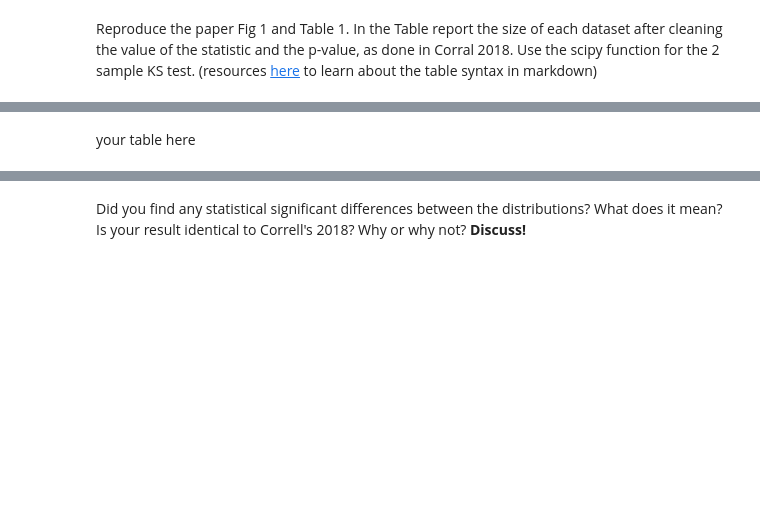
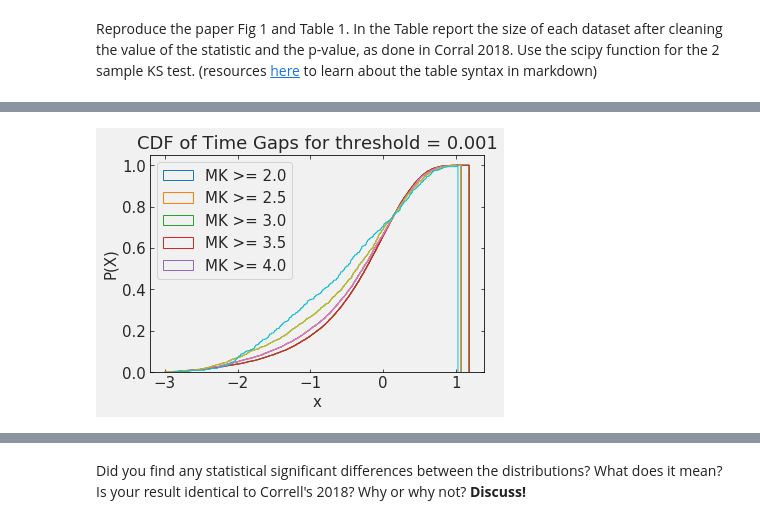
Before and after one commit to samuelmat/DSPS_tFessaras, a Jupyter notebook: HW3/KS_earthquakes_tFessaras.ipynb, the cells around one changed output, grey strips where cells are left out. Cells and saved outputs as stored; diff of their text form; code cells hidden in the pictures; blank space fills up the shorter version.

```diff
--- a/HW3/KS_earthquakes_tFessaras.ipynb
+++ b/HW3/KS_earthquakes_tFessaras.ipynb
@@ -379,39 +379,59 @@ The pseudocode for the algorithm is [here](https://github.com/fedhere/DSPS/blob/
 # %% [markdown]
 Reproduce the paper Fig 1 and Table 1. In the Table report the size of each dataset after cleaning the value of the statistic and the p-value, as done in Corral 2018. Use the scipy function for the 2 sample KS test. (resources [here](https://colab.research.google.com/notebooks/markdown_guide.ipynb#scrollTo=70pYkR9LiOV0) to learn about the table syntax in markdown)
 # %%
-for threshold in [0.001, 0.01]:
-  for Mk in [2.0,2.5,3.0,3.5,4.0]:
-    for Ml in [2.0, 2.5,3.0,3.5,4.0]:
-      if(Mk >= Ml):
-        continue
+thresh1 = 0.001
+thresh2 = 0.01
+legend = ["MK >= 2.0", "MK >= 2.5", "MK >= 3.0", "MK >= 3.5","MK >= 4.0"]
 
-      x_Mk = eqFinalData[eqFinalData['magnitude'] >= Mk]
-      x_Ml = eqFinalData[eqFinalData['magnitude'] >= Ml]
-      for i in [1,2]:
-        Rk = 1 / (x_Mk["time_difference"].mean())
-        x_Mk = x_Mk[x_Mk["time_difference"]*Rk > threshold]
-        x_Mk["time_difference"] = x_Mk["time_difference"]*Rk
-        print("Mk: " ,Mk, " + ", x_Mk.shape)
-        Rl = 1 / (x_Ml["time_difference"].mean())
-        x_Ml = x_Ml[x_Ml["time_difference"]*Rl > threshold]
-        x_Ml["time_difference"] = x_Ml["time_difference"]*Rl
-        print("Ml: " ,Ml, " + ", x_Ml.shape)
+thresholdArray = []
+MkArray = []
+MlArray = []
+RkArray = []
+RlArray = []
+DArray = []
+PArray = []
+
+for Mk in [2.0,2.5,3.0,3.5,4.0]:
+  for Ml in [2.0, 2.5,3.0,3.5,4.0]:
+    if(Mk >= Ml):
+      continue
+
+    x_Mk = eqFinalData[eqFinalData['magnitude'] >= Mk]
+    x_Ml = eqFinalData[eqFinalData['magnitude'] >= Ml]
+    for i in [1,2]:
+      Rk = 1 / (x_Mk["time_difference"].mean())
+      x_Mk = x_Mk[x_Mk["time_difference"]*Rk > thresh1]
+      x_Mk["time_difference"] = x_Mk["time_difference"].values*Rk
+      #print(i)
+      Rl = 1 / (x_Ml["time_difference"].mean())
+      x_Ml = x_Ml[x_Ml["time_difference"]*Rl > thresh1]
+      x_Ml["time_difference"] = x_Ml["time_difference"].values*Rl
 
 
-      #print(x_Mk['time_difference'].mean())
-      #print(x_Ml['time_difference'].mean())
-      #print(Rk)
-      #print(Rl)
+   #print(x_Mk['time_difference'].mean())
+    #print(x_Ml['time_difference'].mean())
+    #print(Rk)
+    #print(Rl)
+    #print(x_Mk["time_difference"].subtract(x_Ml["time_difference"]))
+    #print(x_Mk["time_difference"] - x_Ml["time_difference"])
+    D, P = sp.stats.ks_2samp(x_Mk["time_difference"],x_Ml["time_difference"])
+   # print("Maximum difference is: ", D)
+    #print("P for ", Mk, " and ", Ml, " is: " , P)
+    #print()
 
-      #D, P = sp.stats.ks_2samp(x_Mk["time_difference"],x_Ml["time_difference"])
-      #print("Maximum difference is: ", D)
-      #print("P for ", Mk, " and ", Ml, " is: " , P)
-      #print()
+    thresholdArray.append(0.001)
+    MkArray.append(Mk)
+    MlArray.append(Ml)
+    RkArray.append(Rk)
+    RlArray.append(Rl)
+    DArray.append(D)
+    PArray.append(P)
 
-
-
-
-
+    hist = pl.hist(np.log10(x_Mk["time_difference"]), bins=1000, cumulative=True, histtype='step', density=True)
+    pl.xlabel("x")
+    pl.ylabel("P(X)")
+    pl.title("CDF of Time Gaps for threshold = 0.001")
+    pl.legend(legend, loc = 2)
 
 
 
@@ -458,2 +461 @@ Ml:  4.0  +  (120, 4)
+[figure, added]
-# %% [markdown]
-your table here
```
Also changed, not shown: parts of 8 cells of this notebook.
